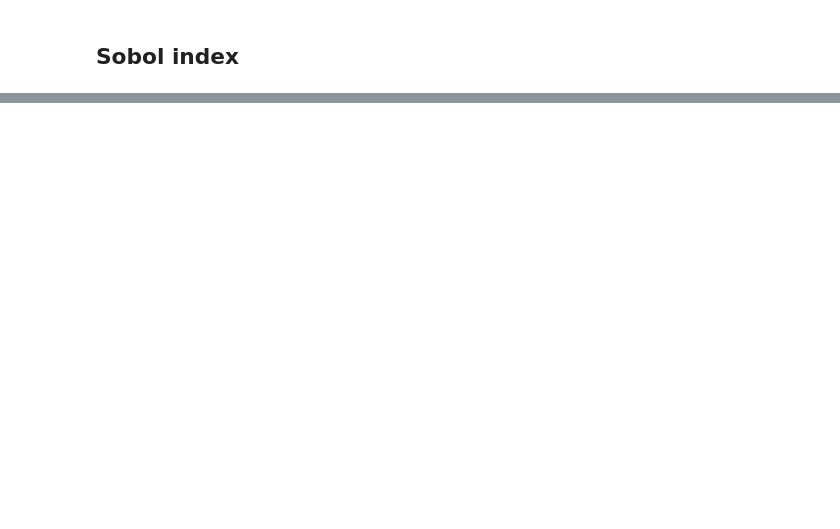
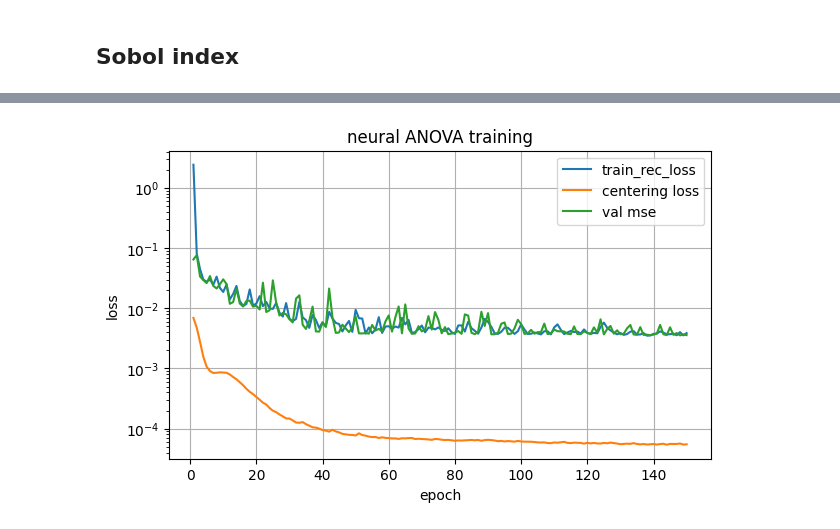
Before and after one commit to DmitrySavinskikh/graduate-paper-code, a Jupyter notebook: ml_part2.ipynb, the cells around one changed output, grey strips where cells are left out. Cells and saved outputs as stored; diff of their text form; code cells hidden in the pictures; blank space fills up the shorter version.

Commit message:
added anova net for uncertanty quantification and sobol index

```diff
--- a/ml_part2.ipynb
+++ b/ml_part2.ipynb
@@ -727,0 +863,24 @@ x4 NaN      NaN       NaN       NaN       NaN
+# %%
+
+def centering_penalty(model, batch_size, n_mc):
+    penalties = []
+
+    for name, subset in zip(model.subset_names, model.subsets):
+        if len(subset) == 0:
+            continue
+
+        subset = list(subset)
+        m = len(subset)
+
+        base = torch.empty(batch_size, m, device=device).uniform_(-1.0, 1.0)
+
+        for local_j in range(m):
+            vals = []
+            for _ in range(n_mc):
+                xu = base.clone()
+                xu[:, local_j] = torch.empty(batch_size, device=device).uniform_(-1.0, 1.0)
+                vals.append(model.nets[name](xu))
+            mean_over_j = torch.stack(vals, dim=0).mean(dim=0)
+            penalties.append(torch.mean(mean_over_j**2))
+
+    return torch.stack(penalties).mean()
@@ -727,0 +989,13 @@ x4 NaN      NaN       NaN       NaN       NaN
+# %%
+plt.figure(figsize=(7,4))
+plt.semilogy(history['epoch'], history['train_rec_loss'], label='train_rec_loss')
+plt.semilogy(history['epoch'], history['train_center_loss'], label='centering loss')
+plt.semilogy(history['epoch'], history['val_mse'], label='val mse')
+plt.xlabel('epoch')
+plt.ylabel('loss')
+plt.title('neural ANOVA training')
+plt.legend()
+plt.grid(True)
+plt.show()
+# %% [output]
+[figure, added]
```
Also changed, not shown: parts of 22 cells of this notebook.
